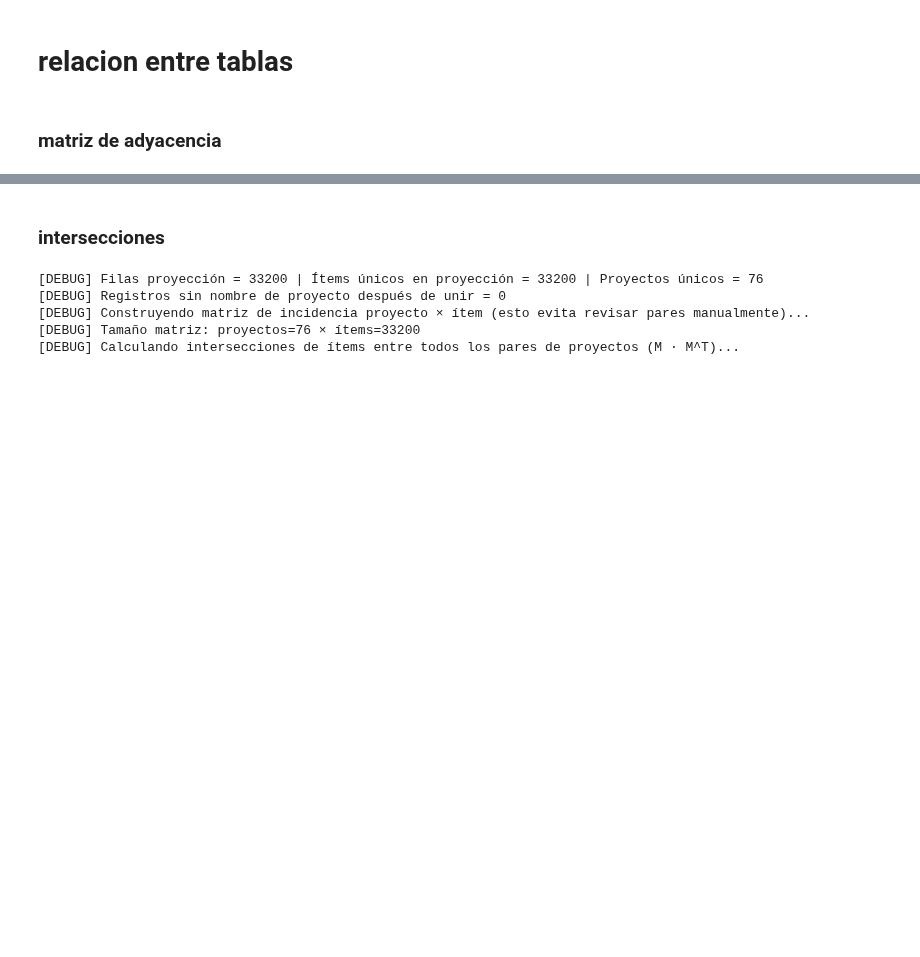
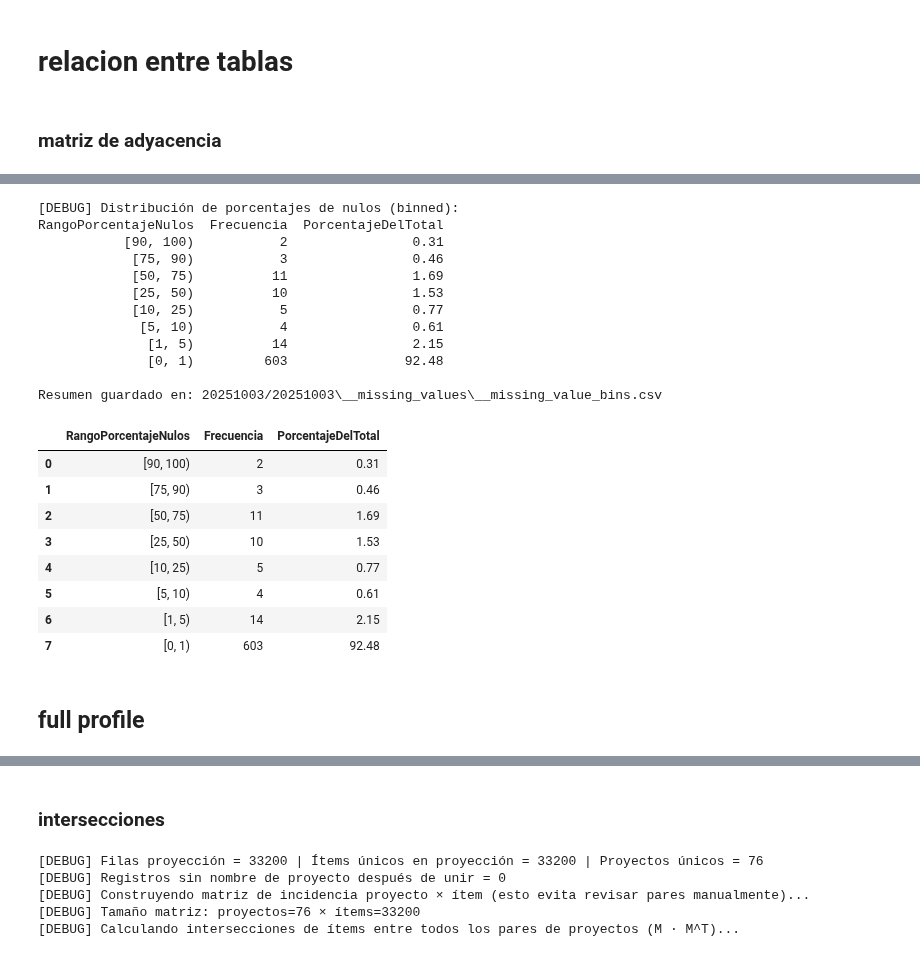
Before and after one commit to ConnectEscuelaIngenieros/consultoriaConnectBogota, a Jupyter notebook: consultas.ipynb, the cells around one changed output, grey strips where cells are left out. Cells and saved outputs as stored; diff of their text form; code cells hidden in the pictures; blank space fills up the shorter version.

```diff
--- a/consultas.ipynb
+++ b/consultas.ipynb
@@ -643,7 +571,7 @@ import glob
 import pandas as pd
 from typing import Dict, List, Set, Tuple
 
-DEFAULT_FOLDER = r"C:\Users\aleja\Documents\Ingenieria Estadistica\Asignaturas2025B\arpro1\Base de Datos ARPRO\20251003\20251003"
+DEFAULT_FOLDER =  Path(r"20251003/20251003")
 
 
 def debug(message: str) -> None:
@@ -788,40 +716,3 @@ def save_outputs(base_folder: str, edges: List[Tuple[str, str, str]], directed:
     print(f"• {edges_csv}")
     print(f"• {dir_csv}")
     print(f"• {undir_csv}")
-
-def main() -> None:
-    # 1) Carpeta objetivo
-    base_folder = r"C:\Users\aleja\Documents\Ingenieria Estadistica\Asignaturas2025B\arpro1\Base de Datos ARPRO\20251003\20251003"
-    #if len(sys.argv) > 1 and sys.argv[1].strip():
-        #base_folder = sys.argv[1].strip()
-    print(f"[DEBUG] Carpeta analizada: {base_folder}")
-
-    if not os.path.isdir(base_folder):
-        print("No se encontró la carpeta. Pase la ruta como argumento o edite DEFAULT_FOLDER.")
-        return
-
-    # 2) Esquema: columnas por tabla + PKs
-    columns_by_table, pk_by_table = build_schema(base_folder)
-    print(f"[DEBUG] Tablas detectadas: {len(columns_by_table)}")
-
-    # Resumen PKs
-    print("\n[DEBUG] PK detectados (tabla -> pk):")
-    for t, pk in sorted(pk_by_table.items()):
-        print(f"  - {t}: {pk if pk else '(sin pk claro)'}")
-
-    # 3) Aristas
-    edges = build_edges(columns_by_table, pk_by_table)
-    print(f"\n[DEBUG] Aristas detectadas (A->B por FK a PK): {len(edges)}")
-    # Vista corta
-    for row in edges[:20]:
-        print("   ", row)
-
-    # 4) Matrices de adyacencia
-    tables = sorted(columns_by_table.keys())
-    directed, undirected = build_adjacency(tables, edges)
-
-    # 5) Guardar
-    save_outputs(base_folder, edges, directed, undirected)
-
-if __name__ == "__main__":
-    main()
@@ -845,0 +1185,26 @@ Listo ✅ Archivos generados:
+# %%
+summarize_missing_value_distribution("20251003/20251003")
+# %% [output]
+[DEBUG] Distribución de porcentajes de nulos (binned):
+RangoPorcentajeNulos  Frecuencia  PorcentajeDelTotal
+           [90, 100)           2                0.31
+            [75, 90)           3                0.46
+            [50, 75)          11                1.69
+            [25, 50)          10                1.53
+            [10, 25)           5                0.77
+             [5, 10)           4                0.61
+              [1, 5)          14                2.15
+              [0, 1)         603               92.48
+
+Resumen guardado en: 20251003/20251003\__missing_values\__missing_value_bins.csv
+|  | RangoPorcentajeNulos | Frecuencia | PorcentajeDelTotal |
+| 0 | [90, 100) | 2 | 0.31 |
+| 1 | [75, 90) | 3 | 0.46 |
+| 2 | [50, 75) | 11 | 1.69 |
+| 3 | [25, 50) | 10 | 1.53 |
+| 4 | [10, 25) | 5 | 0.77 |
+| 5 | [5, 10) | 4 | 0.61 |
+| 6 | [1, 5) | 14 | 2.15 |
+| 7 | [0, 1) | 603 | 92.48 |
+# %% [markdown]
+## full profile
```
Also changed, not shown: parts of 20 cells of this notebook.
